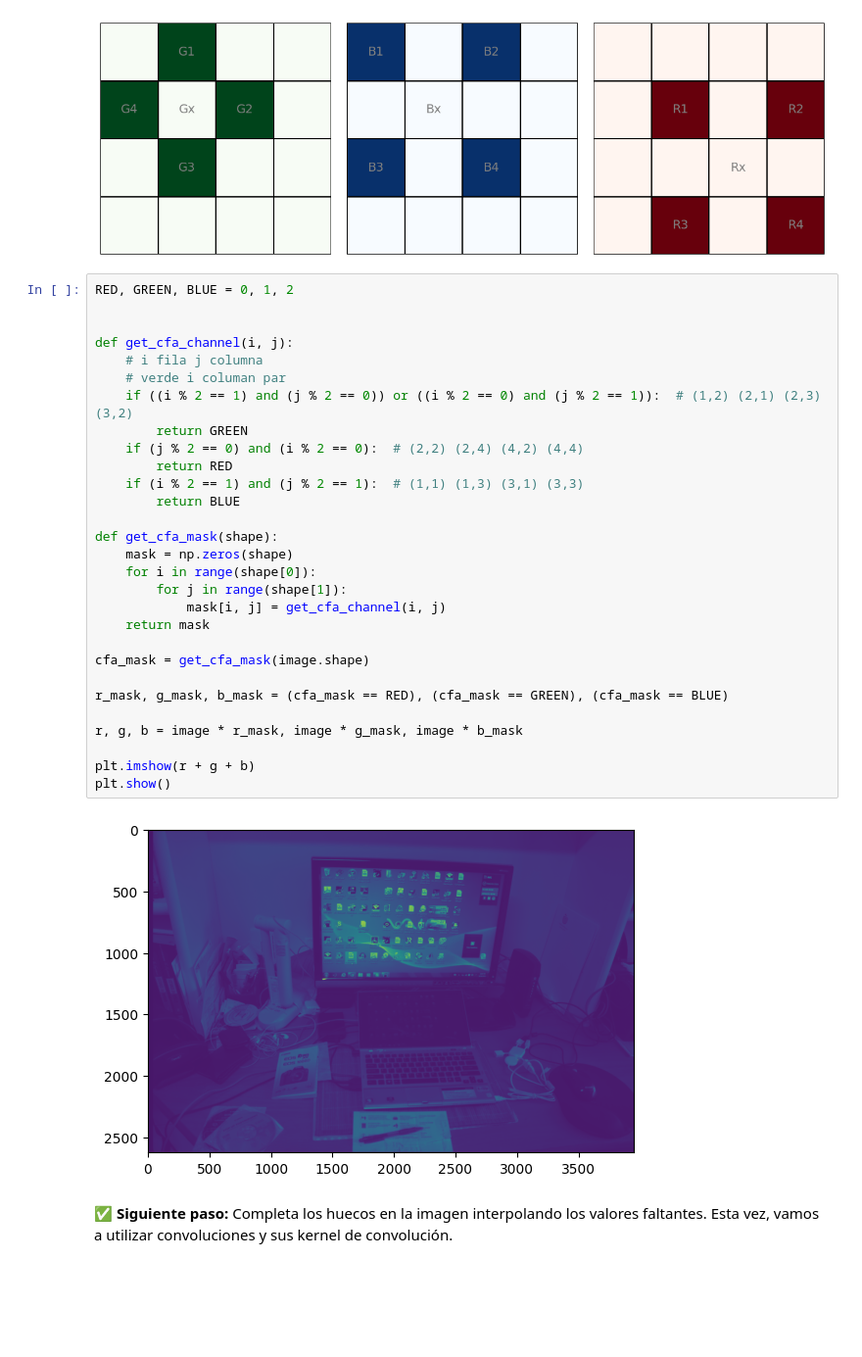
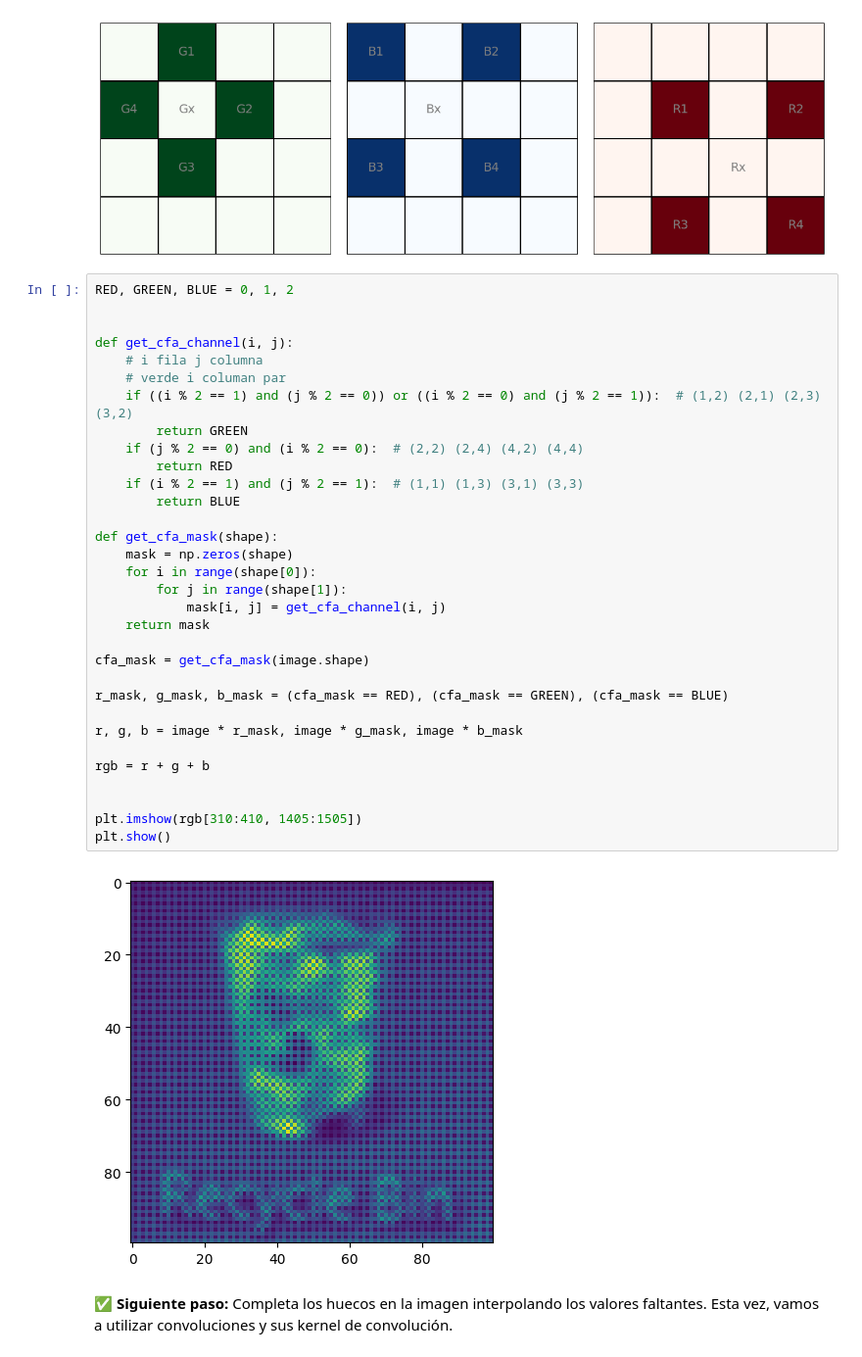
Before and after one commit to Gilberter/Hands-on-Computer-Vision, a Jupyter notebook: sesiones/sesion2/Sesion2_1_Demosaicking.ipynb, the cells around one changed output. Shown at 98% size. Cells and saved outputs as stored; diff of their text form; blank space fills up the shorter version.

```diff
--- a/sesiones/sesion2/Sesion2_1_Demosaicking.ipynb
+++ b/sesiones/sesion2/Sesion2_1_Demosaicking.ipynb
@@ -159,34 +159,37 @@ plt.show()
 # %%
 RED, GREEN, BLUE = 0, 1, 2
 
 
 def get_cfa_channel(i, j):
     # i fila j columna
     # verde i columan par
     if ((i % 2 == 1) and (j % 2 == 0)) or ((i % 2 == 0) and (j % 2 == 1)):  # (1,2) (2,1) (2,3) (3,2)
         return GREEN
     if (j % 2 == 0) and (i % 2 == 0):  # (2,2) (2,4) (4,2) (4,4)
         return RED
     if (i % 2 == 1) and (j % 2 == 1):  # (1,1) (1,3) (3,1) (3,3)
         return BLUE
 
 def get_cfa_mask(shape):
     mask = np.zeros(shape)
     for i in range(shape[0]):
         for j in range(shape[1]):
             mask[i, j] = get_cfa_channel(i, j)
     return mask
 
 cfa_mask = get_cfa_mask(image.shape)
 
 r_mask, g_mask, b_mask = (cfa_mask == RED), (cfa_mask == GREEN), (cfa_mask == BLUE)
 
 r, g, b = image * r_mask, image * g_mask, image * b_mask
 
-plt.imshow(r + g + b)
+rgb = r + g + b
+
+
+plt.imshow(rgb[310:410, 1405:1505])
 plt.show()
 # %% [output]
-[figure, old version]
+[figure, new version]
 # %% [markdown]
 ✅ **Siguiente paso:** Completa los huecos en la imagen interpolando los valores faltantes.
 Esta vez, vamos a utilizar convoluciones y sus kernel de convolución.
```
Also changed, not shown: parts of 4 cells of this notebook.
